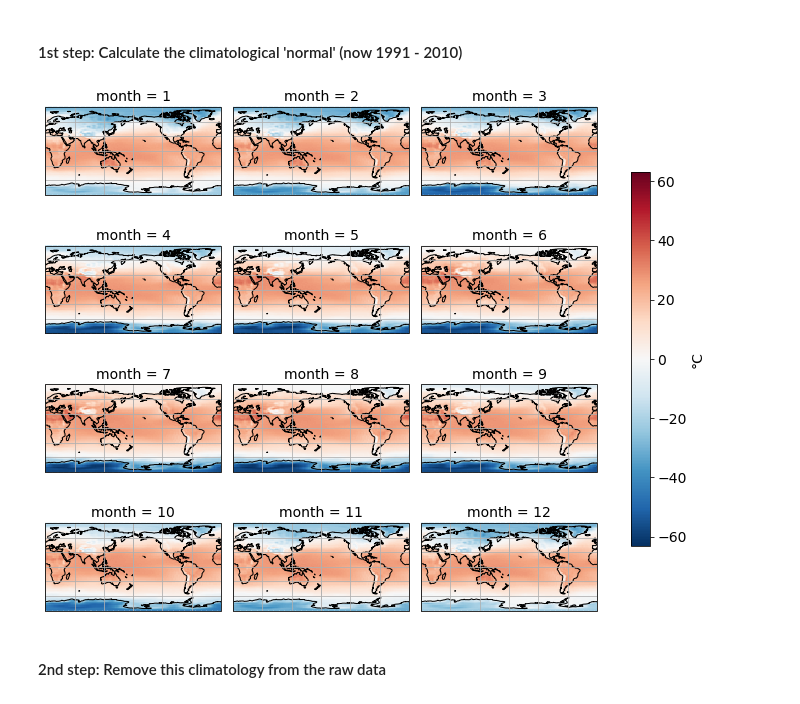
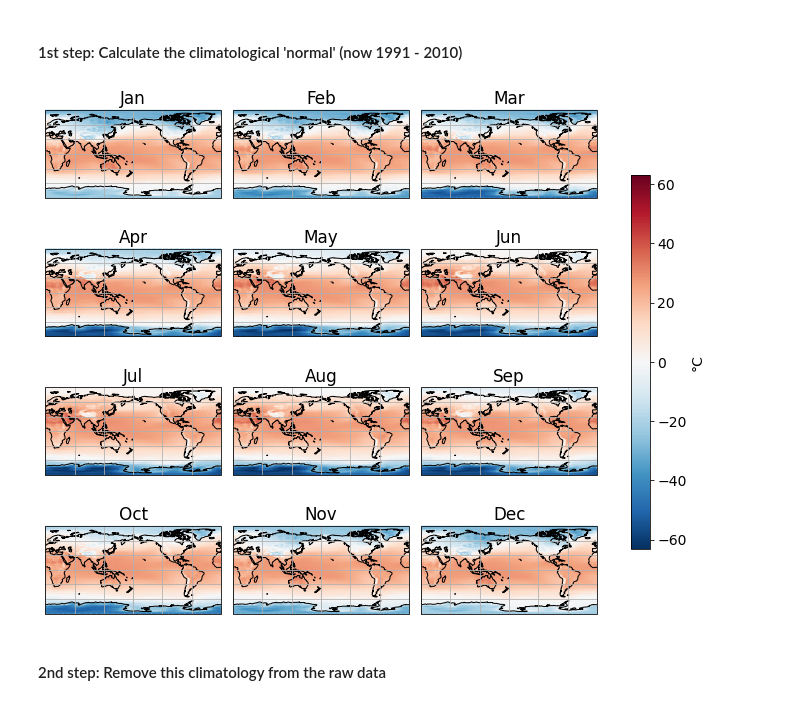
Before and after one commit to nicolasfauchereau/climate_data_analytics, a Jupyter notebook: notebooks/global_average_temp_NCEP.ipynb, the cells around one changed output. Saved outputs shown, nothing was run; the diff lists cells and outputs as text; code cells hidden in the pictures.

```diff
--- a/notebooks/global_average_temp_NCEP.ipynb
+++ b/notebooks/global_average_temp_NCEP.ipynb
@@ -2,7 +2,7 @@
 %matplotlib inline
 import matplotlib.pyplot as plt
 # %%
-plt.rcParams['figure.figsize'] = (10,5)
+plt.rcParams['figure.figsize'] = (10,8)
 plt.rcParams['font.size'] = 14
 plt.rcParams['lines.linewidth'] = 2
 # %%
@@ -18,6 +20,8 @@ see [https://psl.noaa.gov/thredds/catalog/Datasets/catalog.html](https://psl.noa
 url = 'https://psl.noaa.gov/thredds/dodsC/Datasets/ncep.reanalysis.derived/surface/air.mon.mean.nc'
 # %%
 ncep_temp = xr.open_dataset(url)
+# %%
+ncep_temp = ncep_temp.sortby('lat')
 # %%
 ncep_temp
 # %% [output]
@@ -101,0 +103,7 @@ Auckland.groupby(Auckland.time.dt.month).mean('time')['air'].plot()
+# %%
+f, ax = plt.subplots()
+Auckland.groupby(Auckland.time.dt.month).mean('time')['air'].plot(ax=ax, marker='o')
+ax.set_xticks(np.arange(12) + 1)
+ax.set_xticklabels(month_abbr[1:]);
+ax.grid(ls=':')
+ax.set_ylabel('\u00B0C')
@@ -112,12 +123,13 @@ cbar_kwargs = {'shrink':0.7, 'label':'\u00B0C'}
 # %%
 fg = climatology['air'].plot(figsize=(10,8), col='month', col_wrap=3, transform=ccrs.PlateCarree(), \
                             subplot_kws={"projection":ccrs.PlateCarree(central_longitude=180)}, cbar_kwargs=cbar_kwargs)
 
-for ax in fg.axes.flat:
+for i, ax in enumerate(fg.axes.flat):
     ax.coastlines()
     ax.gridlines()
+    ax.set_title(month_abbr[i+1])
 # %% [output]
-[figure, old version]
+[figure, new version]
 # %% [markdown]
 #### 2nd step: Remove this climatology from the raw data
 # %%
```
Also changed, not shown: parts of 43 cells of this notebook, 1 other file.
